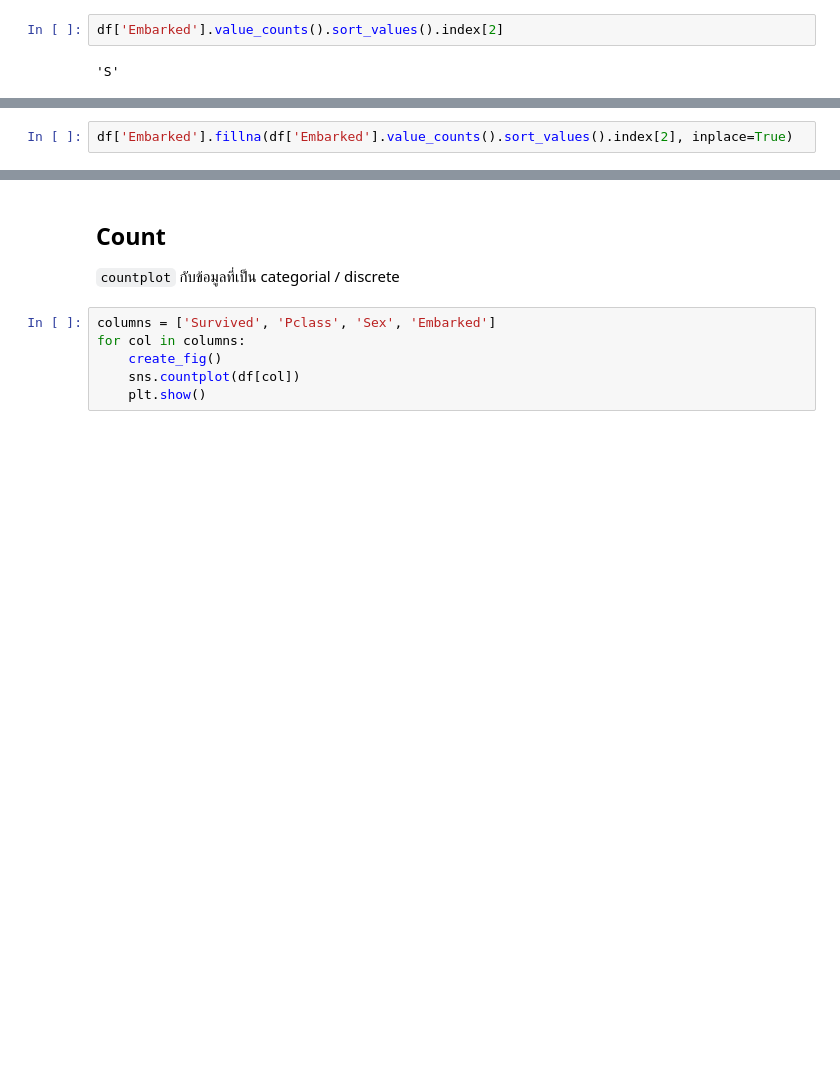
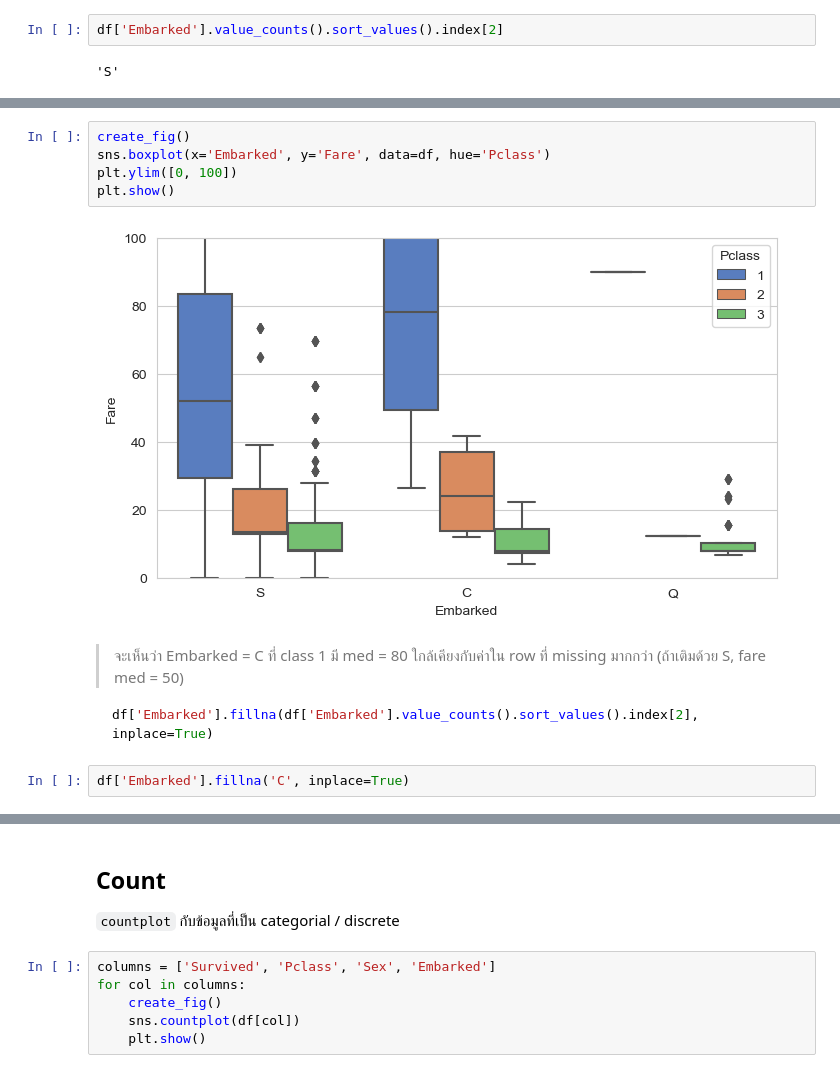
Before and after one commit to chuan-khuna/titanic_kaggle, a Jupyter notebook: EDA.ipynb, the cells around one changed output, grey strips where cells are left out. Saved outputs shown, nothing was run; the diff lists cells and outputs as text; blank space fills up the shorter version.

````diff
--- a/EDA.ipynb
+++ b/EDA.ipynb
@@ -173,2 +190,15 @@ df['Embarked'].value_counts().sort_values().index[2]
+# %%
+create_fig()
+sns.boxplot(x='Embarked', y='Fare', data=df, hue='Pclass')
+plt.ylim([0, 100])
+plt.show()
+# %% [output]
+[figure, added]
+# %% [markdown]
+> จะเห็นว่า Embarked = C ที่ class 1 มี med = 80 ใกล้เคียงกับค่าใน row ที่ missing มากกว่า (ถ้าเติมด้วย S, fare med = 50)
+
+```py
+df['Embarked'].fillna(df['Embarked'].value_counts().sort_values().index[2], inplace=True)
+```
 # %%
-df['Embarked'].fillna(df['Embarked'].value_counts().sort_values().index[2], inplace=True)
+df['Embarked'].fillna('C', inplace=True)
````
Also changed, not shown: parts of 34 cells of this notebook, 1 other file.
